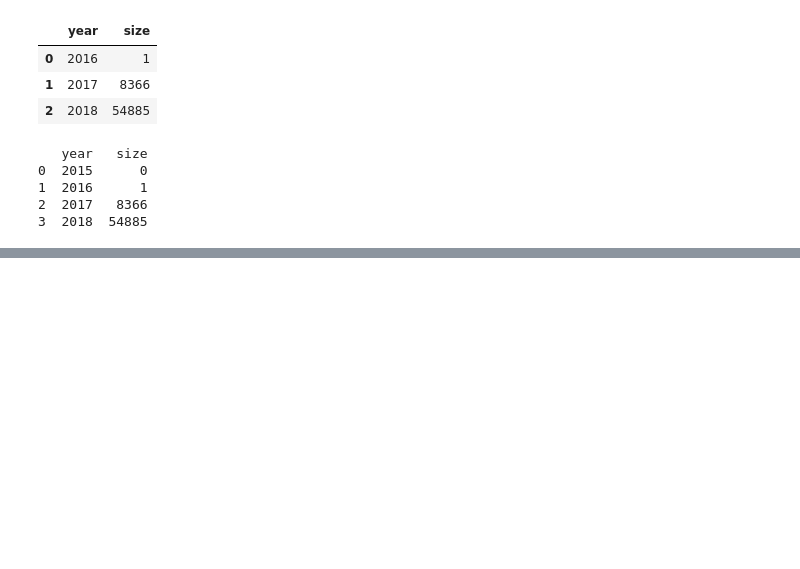
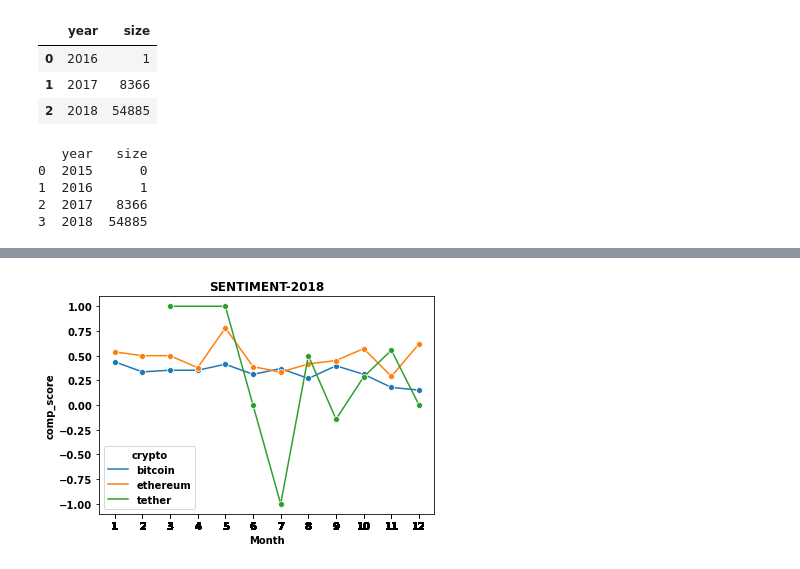
Before and after one commit to uic-cs418/cs418-spring22-sixth-sense, a Jupyter notebook: CS418_Sixth_Sense.ipynb, the cells around one changed output, grey strips where cells are left out. Drawn from its saved outputs; the diff is of its cells as text; code cells hidden in the pictures; blank space fills up the shorter version.

```diff
--- a/CS418_Sixth_Sense.ipynb
+++ b/CS418_Sixth_Sense.ipynb
@@ -216,0 +268,8 @@ plt.show()
+# %%
+news_2018 = news_of_popular_cryptos2[(news_of_popular_cryptos2['Year']==2018)]
+ax = sns.lineplot(data=news_2018, x='Month', y='comp_score', hue='crypto',marker='o',ci= None)
+ax.set(xticks=news_of_popular_cryptos2.Month.values)
+plt.title('SENTIMENT-2018')
+plt.show()
+# %% [output]
+[figure, added]
```
Also changed, not shown: parts of 14 cells of this notebook.
